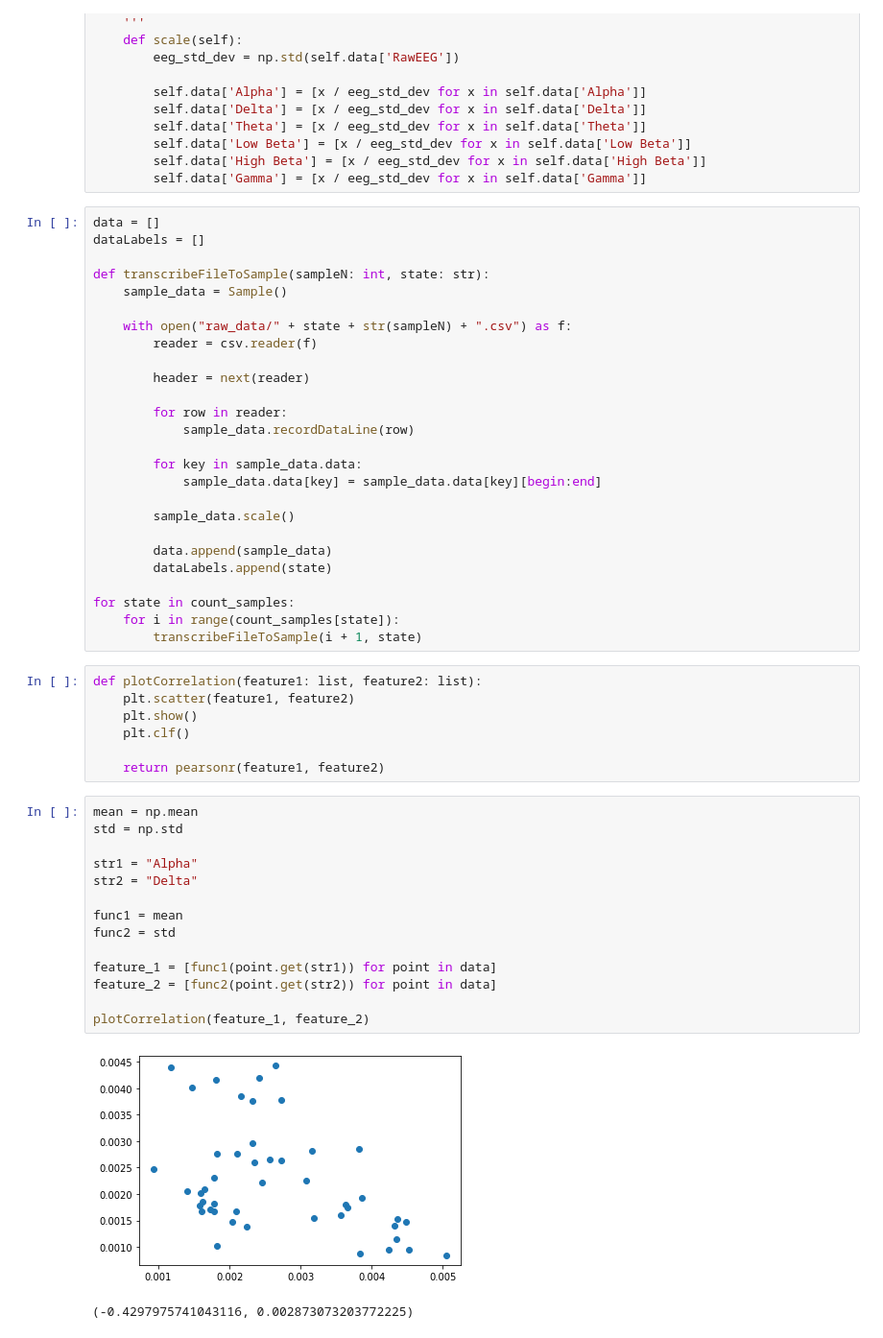
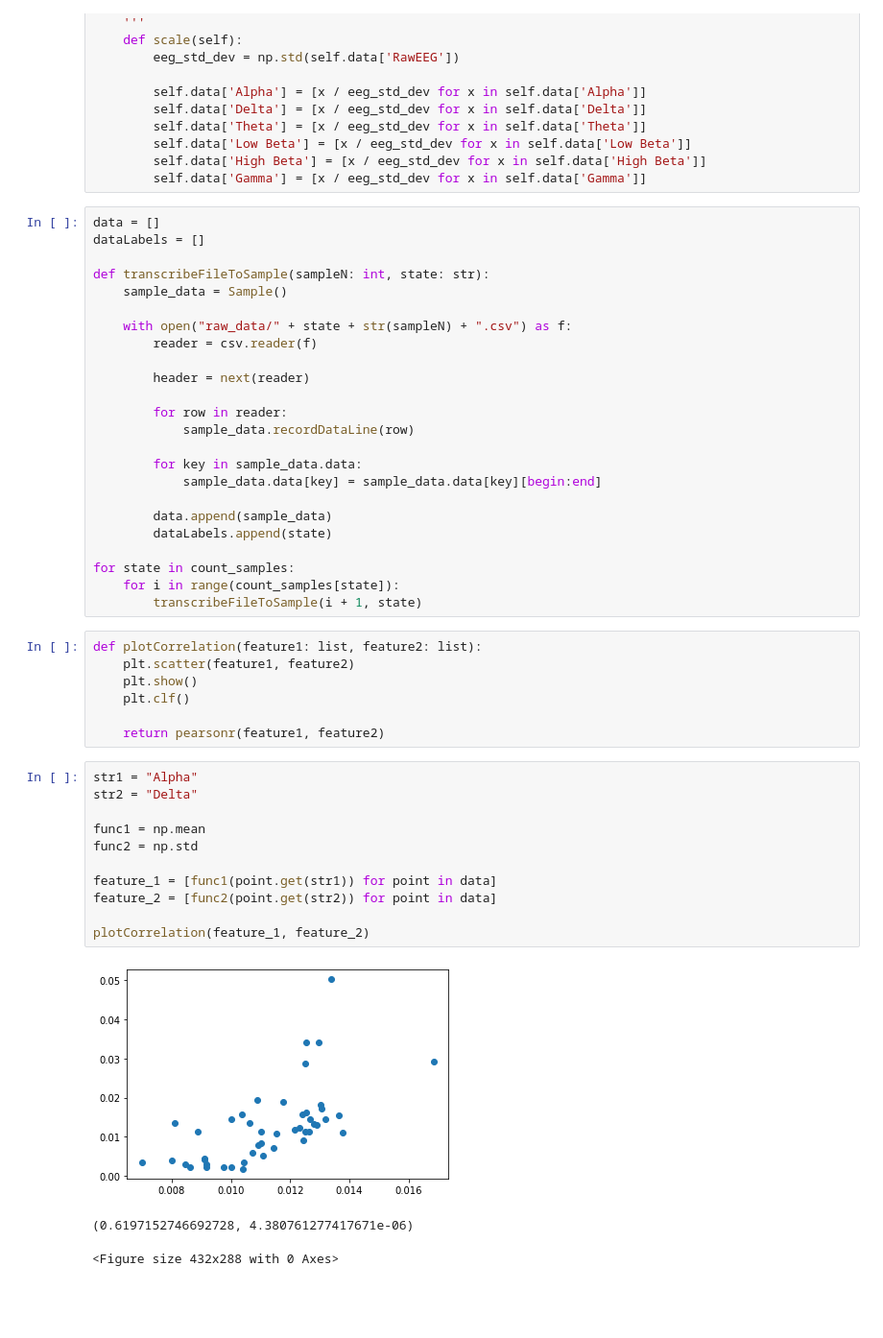
Before and after one commit to tonymauro/Neuromaker-BCI, a Jupyter notebook: correlation_analysis.ipynb, the cells around one changed output. Shown at 96% size. Cells and saved outputs as stored; diff of their text form; blank space fills up the shorter version.

```diff
--- a/correlation_analysis.ipynb
+++ b/correlation_analysis.ipynb
@@ -103,8 +105,6 @@ def transcribeFileToSample(sampleN: int, state: str):
         for key in sample_data.data:
             sample_data.data[key] = sample_data.data[key][begin:end]
 
-        sample_data.scale()
-
         data.append(sample_data)
         dataLabels.append(state)
 
@@ -119,21 +119,19 @@ def plotCorrelation(feature1: list, feature2: list):
 
     return pearsonr(feature1, feature2)
 # %%
-mean = np.mean
-std = np.std
-
 str1 = "Alpha"
 str2 = "Delta"
 
-func1 = mean
-func2 = std
+func1 = np.mean
+func2 = np.std
 
 feature_1 = [func1(point.get(str1)) for point in data]
 feature_2 = [func2(point.get(str2)) for point in data]
 
 plotCorrelation(feature_1, feature_2)
 # %% [output]
-[figure, old version]
+[figure, new version]
-(-0.4297975741043116, 0.002873073203772225)
+(0.6197152746692728, 4.380761277417671e-06)
+<Figure size 432x288 with 0 Axes>
 # %%
 possible_features = ['RawEEG', 'Alpha', 'Delta', 'Theta', 'Low Beta', 'High Beta', 'Gamma']
```
Also changed, not shown: parts of 5 cells of this notebook.
